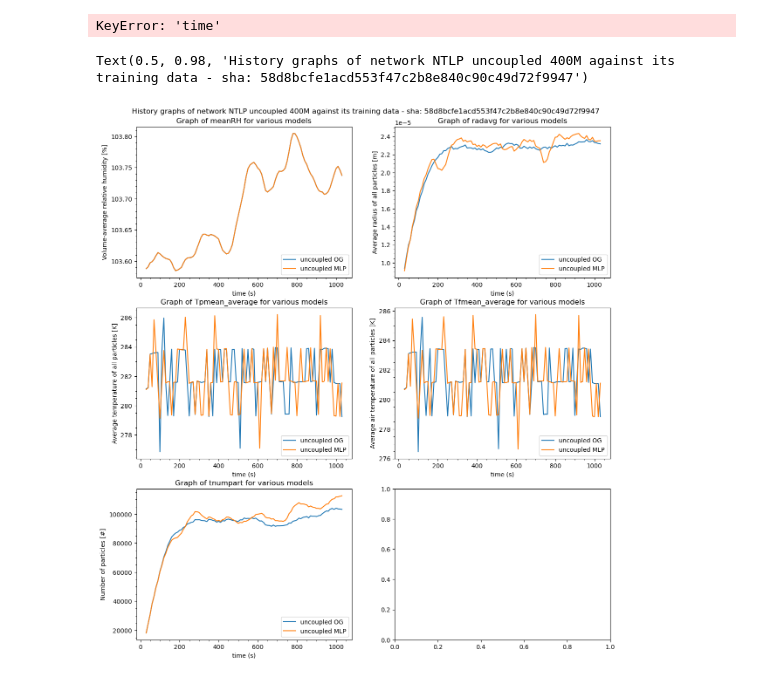
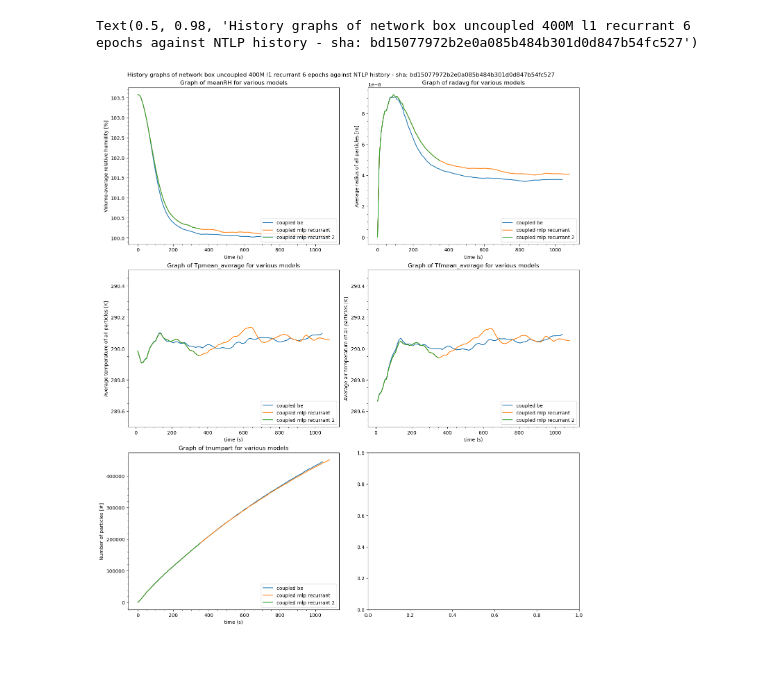
Before and after one commit to RichterLab/NTLP, a Jupyter notebook: droplet_approximation/notebooks/history_postprocessing.ipynb, the cells around one changed output. Drawn from its saved outputs; the diff is of its cells as text; code cells hidden in the pictures.

```diff
--- a/droplet_approximation/notebooks/history_postprocessing.ipynb
+++ b/droplet_approximation/notebooks/history_postprocessing.ipynb
@@ -92,49 +40,50 @@ histogram_time_step = 15
 # %%
 histogram_files = [Dataset(history_folder + filename, mode='a') for filename in histogram_filenames]
 
-histogram_times = [file.variables["time"][:] for file in histogram_files]
-
-histogram_samples = [i*histogram_time_step + 3 for i in range(len(histogram_times[0])//histogram_time_step + 1)]
-
 histogram_variable_names = ["rad", "tp"]
 histogram_variables = [[[file.variables[varname + "bins"][:],[file.variables[varname + "hist"][:]]] for file in histogram_files] for varname in histogram_variable_names]
+
+histogram_times = [file.variables["time"][:] for file in histogram_files]
+histogram_samples = [i*histogram_time_step + 3 for i in range(len(histogram_times[0])//histogram_time_step + 1)]
+#histogram_samples = [5,6,7,8,10,13,18,23]
-# %% [output]
-KeyError: 'time'
+# %%
+history_files = [Dataset(history_folder + filename, mode='a') for filename in history_filenames]
+history_auxiliary_variables = [[file.variables[varname][:] for file in history_files] for varname in history_auxiliary_variable_names]
 # %%
-history_files = [Dataset(history_folder + filename, mode='a') for filename in history_filenames]
+for v in history_averaged_variables:
+    for i, file in enumerate(history_files):
+        layer_volumes = 4*(history_auxiliary_variables[2][i][1:] -  history_auxiliary_variables[2][i][:-1])
 
-for v in history_averaged_variables:
-    for file in history_files:
         variable = file.variables[v]
         if v + "_average" in file.variables.keys():
             average_variable = file.variables[v + "_average"]
         else:
             average_variable = file.createVariable(v + "_average", np.float64, ('time',))
-        average_variable[:] = np.mean(variable, axis=1)
+        average_variable[:] = (variable * layer_volumes * history_auxiliary_variables[1][i]).sum(axis=1) / history_auxiliary_variables[3][i]
 # %%
 
-history_variables = [[file.variables[varname][3:] for file in history_files] for varname in history_variable_names]
+history_variables = [[file.variables[varname][:] for file in history_files] for varname in history_variable_names]
 # %%
-fig, axs = plt.subplots((len(history_variables)//2), 2)
-fig.set_figheight(14)
+fig, axs = plt.subplots((len(history_variables)+1)//2, 2, constrained_layout=True)
+fig.set_figheight(16)
 fig.set_figwidth(14)
 
-fig.subplots_adjust(top=0.95)
-
-for i in range(1,len(history_variables)):
-    index = [(i-1)//2, (i-1)%2]
+for i in range(0,len(history_variables)):
+    index = [i//2, i%2]
     for j in range(history_file_count):
-        axs[*index].plot(history_variables[0][j], history_variables[i][j])
-    #for t in histogram_samples:
-     #   axs[*index].axvspan(histogram_times[0][t], histogram_times[0][t]+5, facecolor='lightgray', alpha=0.8)
+        axs[*index].plot(history_auxiliary_variables[0][j], history_variables[i][j])
+    for t in histogram_samples:
+        axs[*index].axvspan(history_auxiliary_variables[0][0][t], history_auxiliary_variables[0][0][t]+5, facecolor='lightgray', alpha=0.8)
 
     axs[*index].legend(history_names, loc="lower right")
     axs[*index].set_title("Graph of " + history_variable_names[i] + " for various models")
-    axs[*index].set(xlabel=history_variable_labels[0], ylabel=history_variable_labels[i])
+    axs[*index].set(xlabel="time (s)", ylabel=history_variable_labels[i])
+    if history_variable_scales[i] != (0.0,0.0):
+        axs[*index].set(ylim = history_variable_scales[i])
     axs[*index].minorticks_on()
 
-fig.suptitle("History graphs of network NTLP uncoupled 400M against its training data - sha: 58d8bcfe1acd553f47c2b8e840c90c49d72f9947")
+fig.suptitle("History graphs of network box uncoupled 400M l1 recurrant 6 epochs against NTLP history - sha: bd15077972b2e0a085b484b301d0d847b54fc527")
 # %% [output]
-Text(0.5, 0.98, 'History graphs of network NTLP uncoupled 400M against its training data - sha: 58d8bcfe1acd553f47c2b8e840c90c49d72f9947')
+Text(0.5, 0.98, 'History graphs of network box uncoupled 400M l1 recurrant 6 epochs against NTLP history - sha: bd15077972b2e0a085b484b301d0d847b54fc527')
-[figure, old version]
+[figure, new version]
 # %%
```
Also changed, not shown: parts of 16 cells of this notebook, 2 other files.
